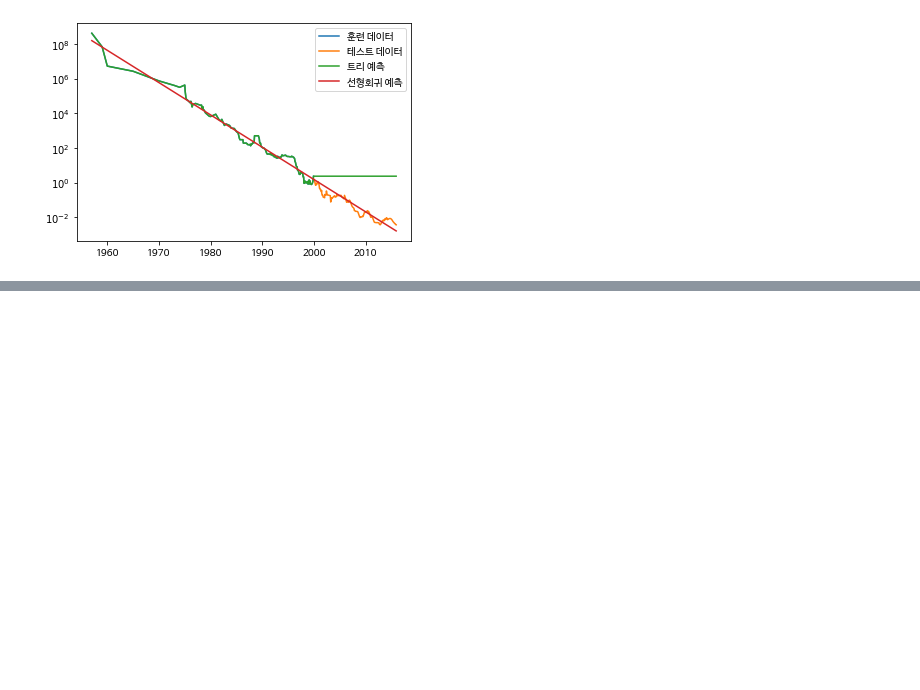
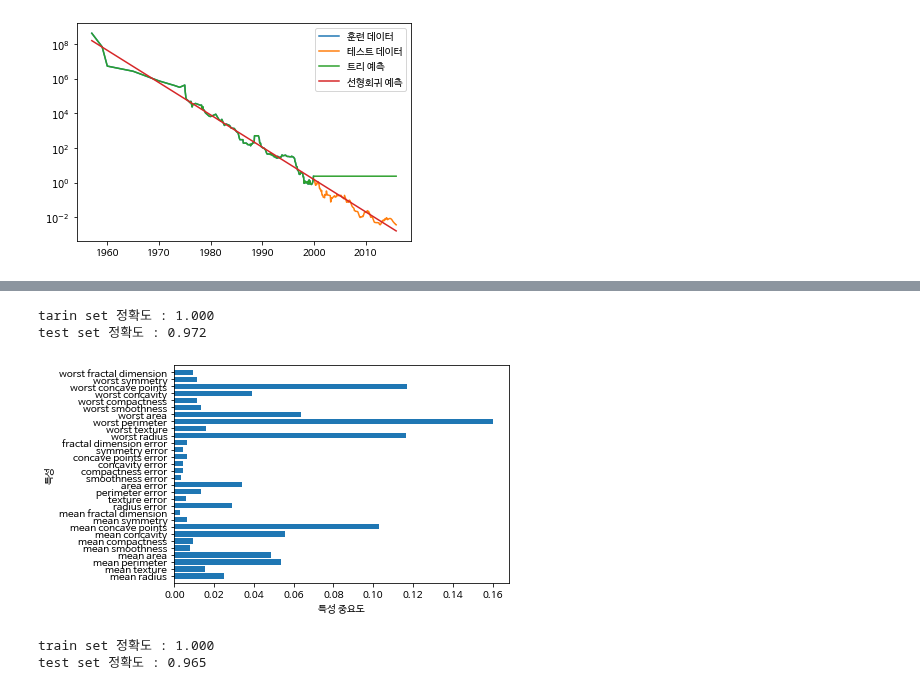
Before and after one commit to 1bin01/Machine-Learning, a Jupyter notebook: Introduction-to-Machine-Learning/Cp2_Supervised_learning.ipynb, the cells around one changed output, grey strips where cells are left out. Drawn from its saved outputs; the diff is of its cells as text; code cells hidden in the pictures; blank space fills up the shorter version.

```diff
--- a/Introduction-to-Machine-Learning/Cp2_Supervised_learning.ipynb
+++ b/Introduction-to-Machine-Learning/Cp2_Supervised_learning.ipynb
@@ -580,0 +607,27 @@ plt.legend()
+# %%
+# 유방암 데이터로 랜텀 포레스트 분석해보기
+X_train, X_test, y_train, y_test = train_test_split(cancer.data, cancer.target, random_state = 0)
+forest = RandomForestClassifier(n_estimators = 100, random_state = 0)
+forest.fit(X_train, y_train)
+
+print("tarin set 정확도 : {:.3f}" .format(forest.score(X_train, y_train)))
+print("test set 정확도 : {:.3f}" .format(forest.score(X_test, y_test)))
+plot_feature_importances_cancer(forest)
+# %% [output]
+tarin set 정확도 : 1.000
+test set 정확도 : 0.972
+[figure, added]
+# %%
+# 그레이디언트 부스팅 회귀 트리(gradient boosting)
+# -> 오차를 보완하는 방식으로 트리를 만듬
+from sklearn.ensemble import GradientBoostingClassifier
+
+X_train, X_test, y_train, y_test = train_test_split(cancer.data, cancer.target, random_state = 0)
+gbrt = GradientBoostingClassifier(random_state = 0)
+gbrt.fit(X_train, y_train)
+
+print("train set 정확도 : {:.3f}" .format(gbrt.score(X_train, y_train)))
+print("test set 정확도 : {:.3f}" .format(gbrt.score(X_test, y_test)))
+# %% [output]
+train set 정확도 : 1.000
+test set 정확도 : 0.965
```
Also changed, not shown: parts of 6 cells of this notebook.
